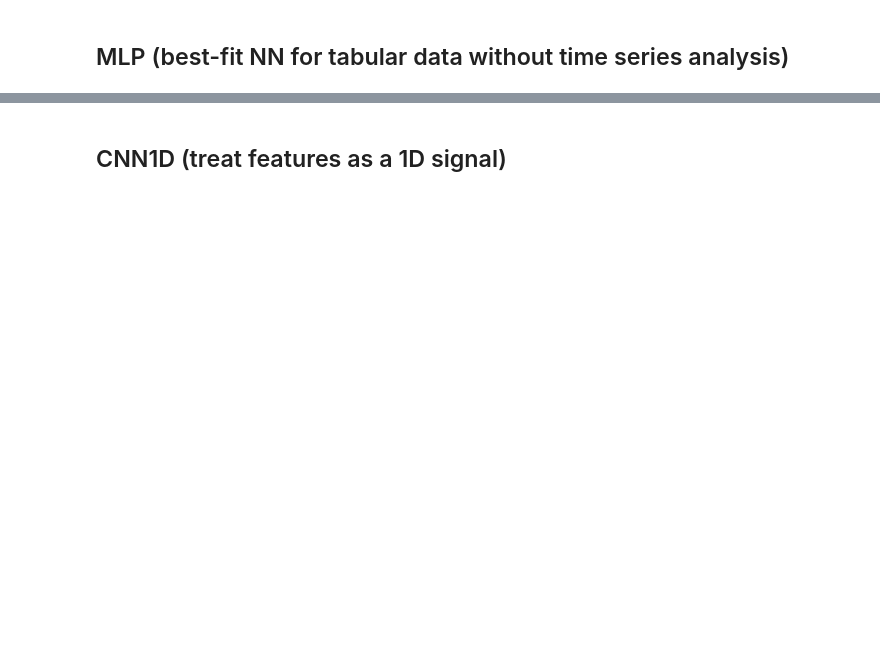
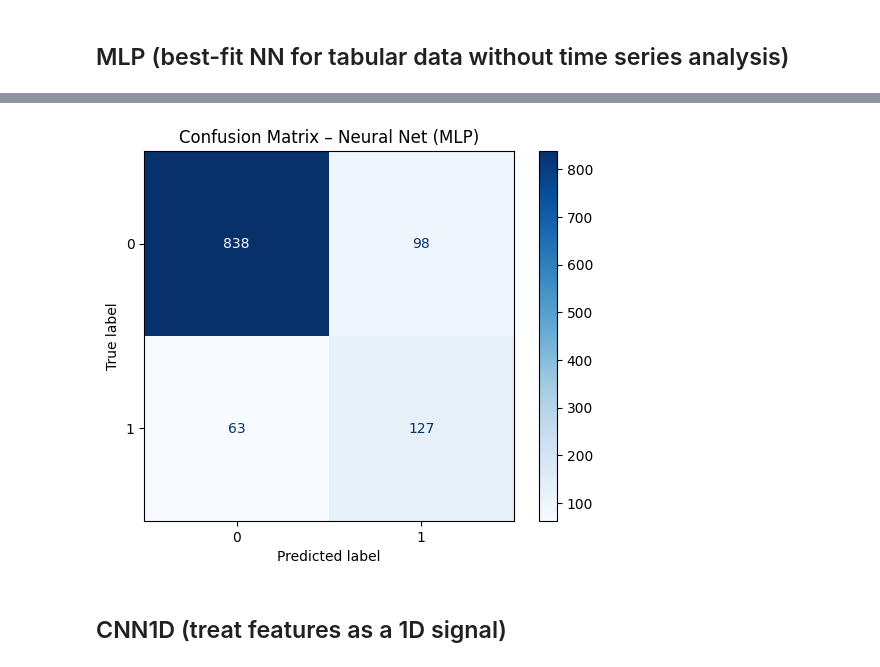
Before and after one commit to heokieee/bt4103-grp9, a Jupyter notebook: MLP-NN.ipynb, the cells around one changed output, grey strips where cells are left out. Cells and saved outputs as stored; diff of their text form; code cells hidden in the pictures; blank space fills up the shorter version.

```diff
--- a/MLP-NN.ipynb
+++ b/MLP-NN.ipynb
@@ -127,6 +188,7 @@ mlp.fit(
     verbose=1
 )
 
-evaluate_nn("Neural Net (MLP)", mlp, Xte, yte)
+y_proba_mlp = mlp.predict(Xte).ravel()
+add_nn_results_with_cm("Neural Net (MLP)", yte, y_proba_mlp, results)
 # %% [output]
 Epoch 1/50
@@ -149,3 +207,4 @@ ROC AUC: 0.8825067476383268
+[figure, added]
 # %% [markdown]
 ## CNN1D (treat features as a 1D signal)
 # %%
```
Also changed, not shown: parts of 6 cells of this notebook.
